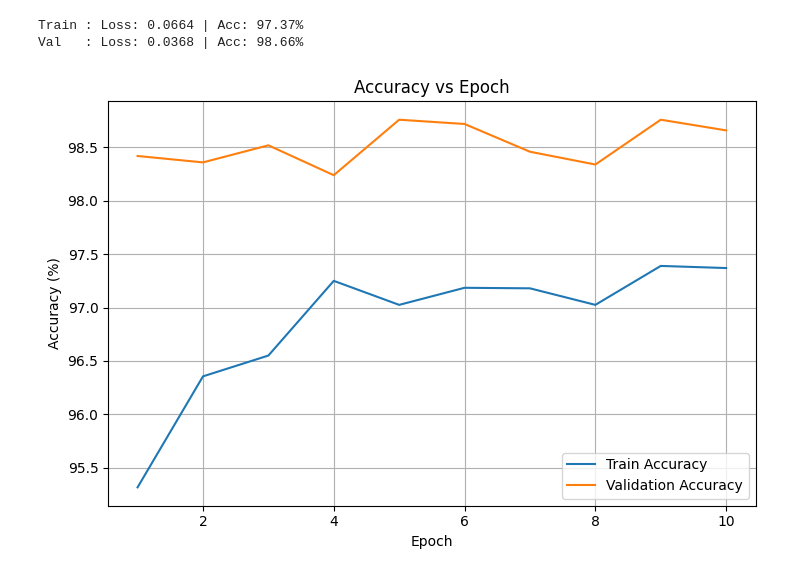
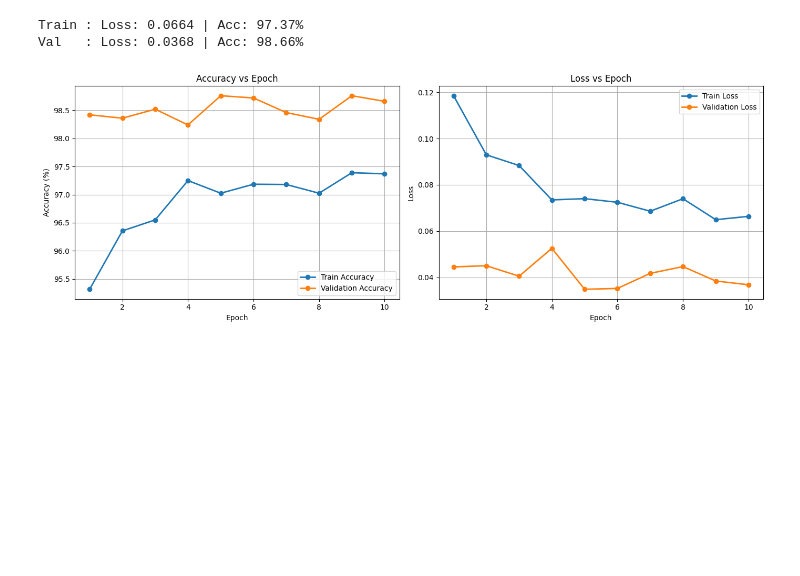
Before and after one commit to TOA-Intership-2026/NANDANA, a Jupyter notebook: model.ipynb, the cells around one changed output. Saved outputs shown, nothing was run; the diff lists cells and outputs as text; code cells hidden in the pictures; blank space fills up the shorter version.

Commit message:
loss vs epoch graph for train and validation plotted

```diff
--- a/model.ipynb
+++ b/model.ipynb
@@ -296,23 +296,31 @@ Epoch [10/10]
 Train : Loss: 0.0664 | Acc: 97.37%
 Val   : Loss: 0.0368 | Acc: 98.66%
 # %%
-import matplotlib.pyplot as plt
+epochs = range(1, len(train_accs) + 1)#creates epoch numbers
 
-epochs = range(1, len(train_accs) + 1)
+plt.figure(figsize=(14, 5))#canvas for both graphs
 
-plt.figure(figsize=(14, 5))
-
-# ---- Accuracy plot (left) ----
-plt.subplot(1, 2, 1)
-plt.plot(epochs, train_accs, label="Train Accuracy")
-plt.plot(epochs, val_accs, label="Validation Accuracy")
+#Accuracy vs Epoch
+plt.subplot(1, 2, 1)#define grid (row,column,order)
+plt.plot(epochs, train_accs, marker='o', linewidth=2,label="Train Accuracy")
+plt.plot(epochs, val_accs, marker='o', linewidth=2,label="Validation Accuracy")
 plt.xlabel("Epoch")
 plt.ylabel("Accuracy (%)")
 plt.title("Accuracy vs Epoch")
 plt.legend()
 plt.grid(True)
 
+#Loss vs Epoch
+plt.subplot(1, 2, 2)
+plt.plot(epochs, train_losses, marker='o', linewidth=2,label="Train Loss")
+plt.plot(epochs, val_losses, marker='o', linewidth=2,label="Validation Loss")
+plt.xlabel("Epoch")
+plt.ylabel("Loss")
+plt.title("Loss vs Epoch")
+plt.legend()
+plt.grid(True)
+
 plt.tight_layout()
 plt.show()
 # %% [output]
-[figure, old version]
+[figure, new version]
```
